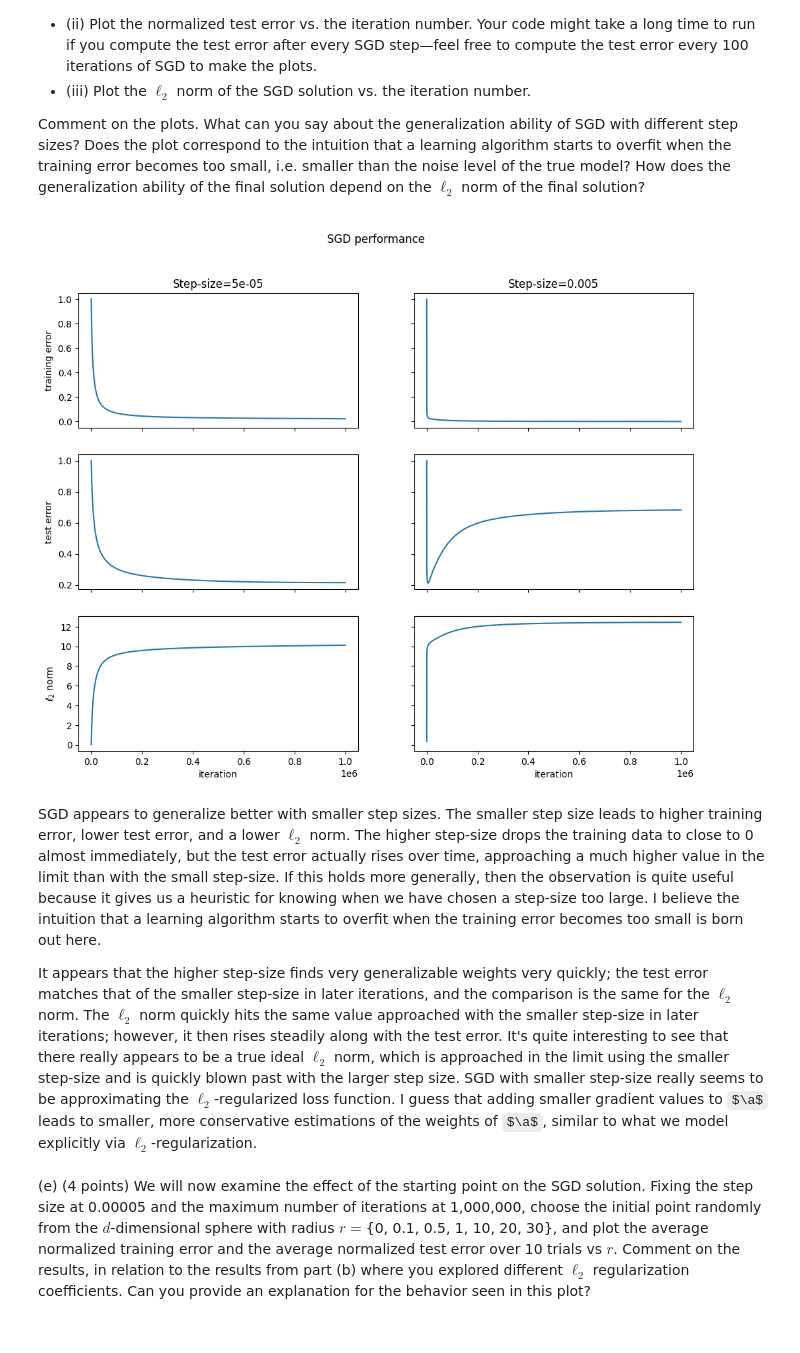
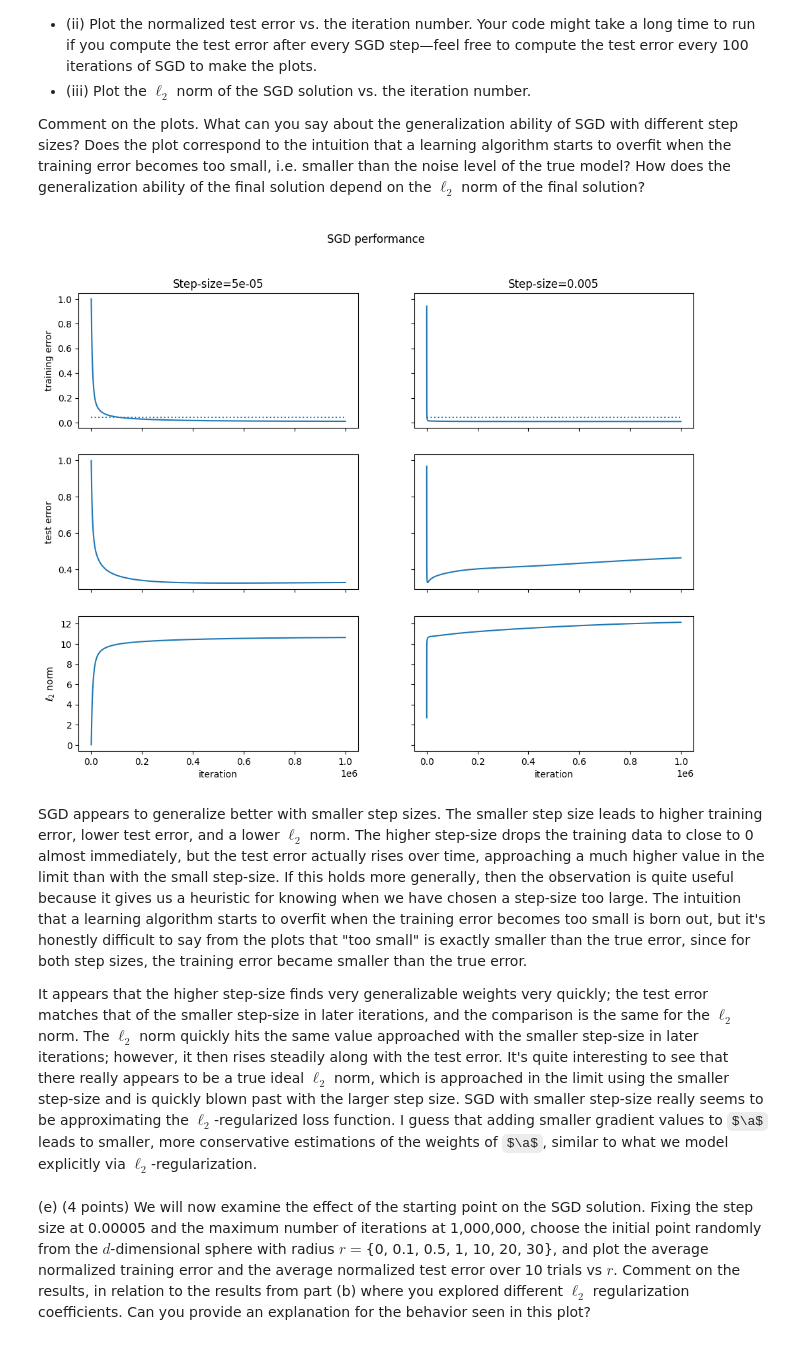
Before and after one commit to garfieldnate/Stanford-CS-168_Modern_Algorithmic_Toolbox, a Jupyter notebook: cs168/notebooks/mini_project_3.ipynb, the cells around one changed output. Drawn from its saved outputs; the diff is of its cells as text; code cells hidden in the pictures; some formulas as TeX source.

```diff
--- a/cs168/notebooks/mini_project_3.ipynb
+++ b/cs168/notebooks/mini_project_3.ipynb
@@ -12,6 +12,10 @@
 
 # nice interactive plots
 %matplotlib inline
+
+import matplotlib
+# enable more math expressions in matplotlib labels
+matplotlib.rcParams['text.latex.preamble'] = r"\usepackage{amsmath}"
 
 # add repository directory to include path
 from pathlib import Path
@@ -286,9 +290,12 @@ Run stochastic gradient descent using step sizes {0.0005, 0.005, 0.01} and 1000
 
 </div>
 # %%
-def stochastic_gradient_descent(X, y, step_size, iterations, iter_hook=lambda i, w: None):
+def stochastic_gradient_descent(X, y, step_size, iterations, iter_hook=lambda i, w: None, w_initial=None):
     """Returns (weights, [loss for each iteration])"""
-    w = np.zeros((X.shape[1], 1))
+    if w_initial is None:
+        w = np.zeros((X.shape[1], 1))
+    else:
+        w = w_initial
     for i in trange(iterations, desc="SGD Iterations", leave=False):
         row = i % X.shape[0]
         gradient = mse_gradient(w, X[row][:,np.newaxis].T, y[row].T)
@@ -358,9 +365,9 @@ def get_part2_data():
     y_train = X_train.dot(a_true) + np.random.normal(0,0.5,size=(train_n,1))
     X_test = np.random.normal(0,1, size=(test_n,d))
     y_test = X_test.dot(a_true) + np.random.normal(0,0.5,size=(test_n,1))
-    return X_train, X_test, y_train, y_test
+    return X_train, X_test, y_train, y_test, a_true
 
-PART2_X_TRAIN, PART2_X_TEST, PART2_Y_TRAIN, PART2_Y_TEST = get_part2_data()
+PART2_X_TRAIN, PART2_X_TEST, PART2_Y_TRAIN, PART2_Y_TEST, PART2_A_TRUE = get_part2_data()
 # %% [markdown]
 <div class="custom-assignment-text">
 
@@ -500,7 +507,7 @@ Comment on the plots. What can you say about the generalization ability of SGD w
 
 </div>
 # %%
-def _run_sgd_experiment(X_train, X_test, y_train, y_test, step_size, iterations):
+def _get_sgd_stepsize_iteration_data(X_train, X_test, y_train, y_test, step_size, iterations):
     train_error = []
     test_error = []
     l2_norm = []
@@ -511,40 +518,42 @@ def _run_sgd_experiment(X_train, X_test, y_train, y_test, step_size, iterations)
             plot_data["test_error"].append(normalized_test_error(w, X_test, y_test))
             plot_data["l2_norm"].append(np.linalg.norm(w))
             plot_data["x-ticks"].append(i)
 
     stochastic_gradient_descent(X_train, y_train, step_size, iterations, iter_hook=record_plot_data)
     return plot_data
 
-def _plot_sgd_iterations(iterations):
-    step_sizes = [0.00005, 0.005]
+def _plot_sgd_iterations(iterations, step_sizes=[0.00005, 0.005], data_provider=get_part2_data):
+    X_train, X_test, y_train, y_test, a_true = data_provider()
+    true_error = normalized_test_error(a_true, X_train, y_train)
 
     fig, axs = plt.subplots(3, len(step_sizes), figsize=(12, 9), sharex=True, sharey="row")
     fig.suptitle("SGD performance")
     for ax in axs.flat:
         ax.set_xlabel("iteration")
 
-    for i, step_size in tqdm(enumerate([0.00005, 0.005]), desc="Step Sizes", leave=False):
-        plot_data = _run_sgd_experiment(PART2_X_TRAIN, PART2_X_TEST, PART2_Y_TRAIN, PART2_Y_TEST, step_size, iterations)
+    for i, step_size in tqdm(list(enumerate(step_sizes)), desc="Step Sizes"):
+        plot_data = _get_sgd_stepsize_iteration_data(X_train, X_test, y_train, y_test, step_size, iterations)
         x_ticks = plot_data["x-ticks"]
 
         axs[0, i].set_title(f"Step-size={step_size}")
         axs[0, i].plot(x_ticks, plot_data["train_error"])
+        axs[0, i].hlines(true_error, x_ticks[0], x_ticks[-1], linestyles='dotted', label="True Error")
         axs[0, i].set_ylabel("training error")
 
         axs[1, i].plot(x_ticks, plot_data["test_error"])
         axs[1, i].set_ylabel("test error")
 
         axs[2, i].plot(x_ticks, plot_data["l2_norm"])
         axs[2, i].set_ylabel("$\ell_2$ norm")
 
         for j in range(3):
             axs[j, i].label_outer()
 
 _plot_sgd_iterations(1_000_000)
 # %% [output]
-[figure, old version]
+[figure, new version]
 # %% [markdown]
-SGD appears to generalize better with smaller step sizes. The smaller step size leads to higher training error, lower test error, and a lower $\ell_2$ norm. The higher step-size drops the training data to close to 0 almost immediately, but the test error actually rises over time, approaching a much higher value in the limit than with the small step-size. If this holds more generally, then the observation is quite useful because it gives us a heuristic for knowing when we have chosen a step-size too large. I believe the intuition that a learning algorithm starts to overfit when the training error becomes too small is born out here.
+SGD appears to generalize better with smaller step sizes. The smaller step size leads to higher training error, lower test error, and a lower $\ell_2$ norm. The higher step-size drops the training data to close to 0 almost immediately, but the test error actually rises over time, approaching a much higher value in the limit than with the small step-size. If this holds more generally, then the observation is quite useful because it gives us a heuristic for knowing when we have chosen a step-size too large. The intuition that a learning algorithm starts to overfit when the training error becomes too small is born out, but it's honestly difficult to say from the plots that "too small" is exactly smaller than the true error, since for both step sizes, the training error became smaller than the true error.
 
 It appears that the higher step-size finds very generalizable weights very quickly; the test error matches that of the smaller step-size in later iterations, and the comparison is the same for the $\ell_2$ norm. The $\ell_2$ norm quickly hits the same value approached with the smaller step-size in later iterations; however, it then rises steadily along with the test error. It's quite interesting to see that there really appears to be a true ideal $\ell_2$ norm, which is approached in the limit using the smaller step-size and is quickly blown past with the larger step size. SGD with smaller step-size really seems to be approximating the $\ell_2$-regularized loss function. I guess that adding smaller gradient values to $\a$ leads to smaller, more conservative estimations of the weights of $\a$, similar to what we model explicitly via $\ell_2$-regularization.
 # %% [markdown]
```
Also changed, not shown: parts of 25 cells of this notebook.
